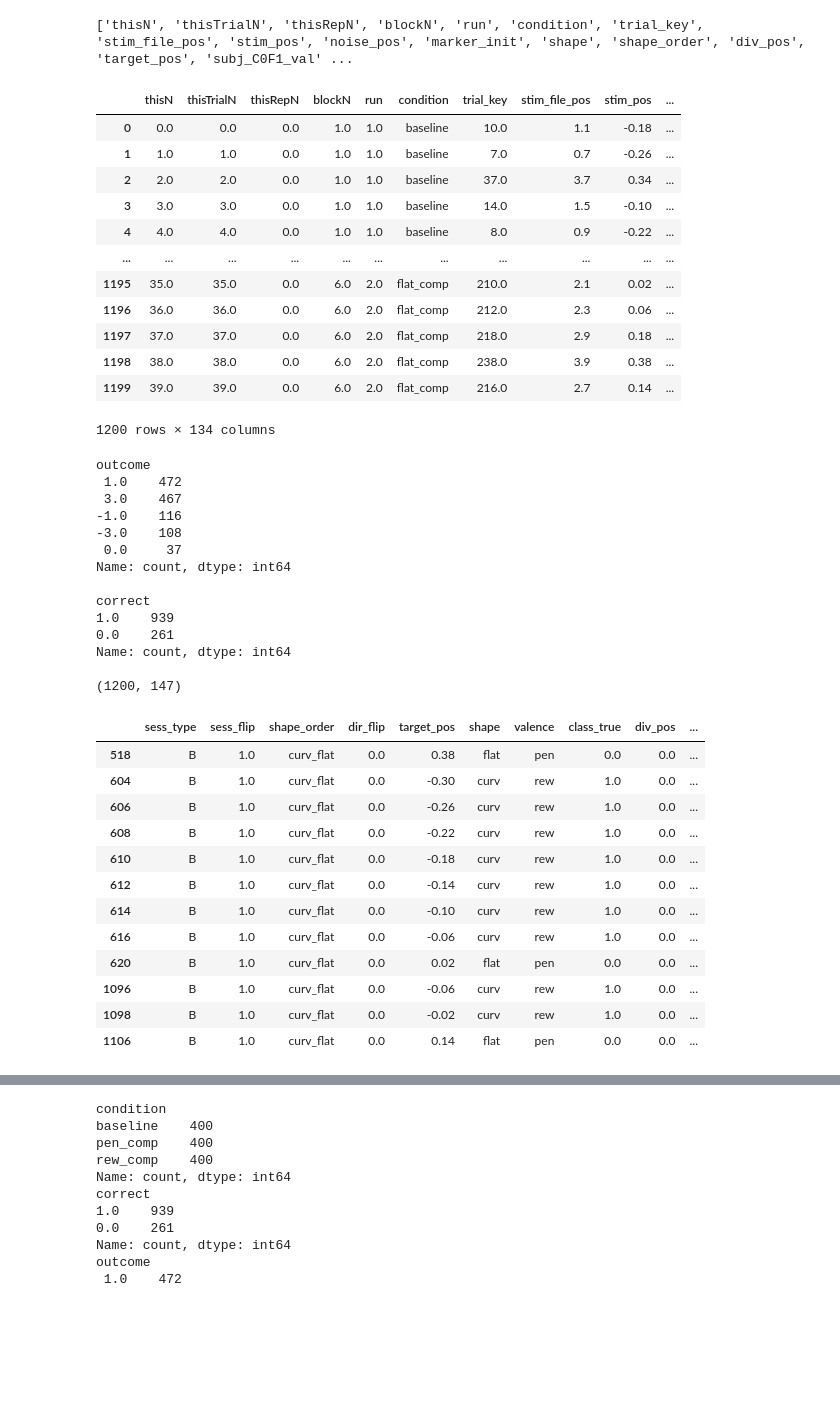
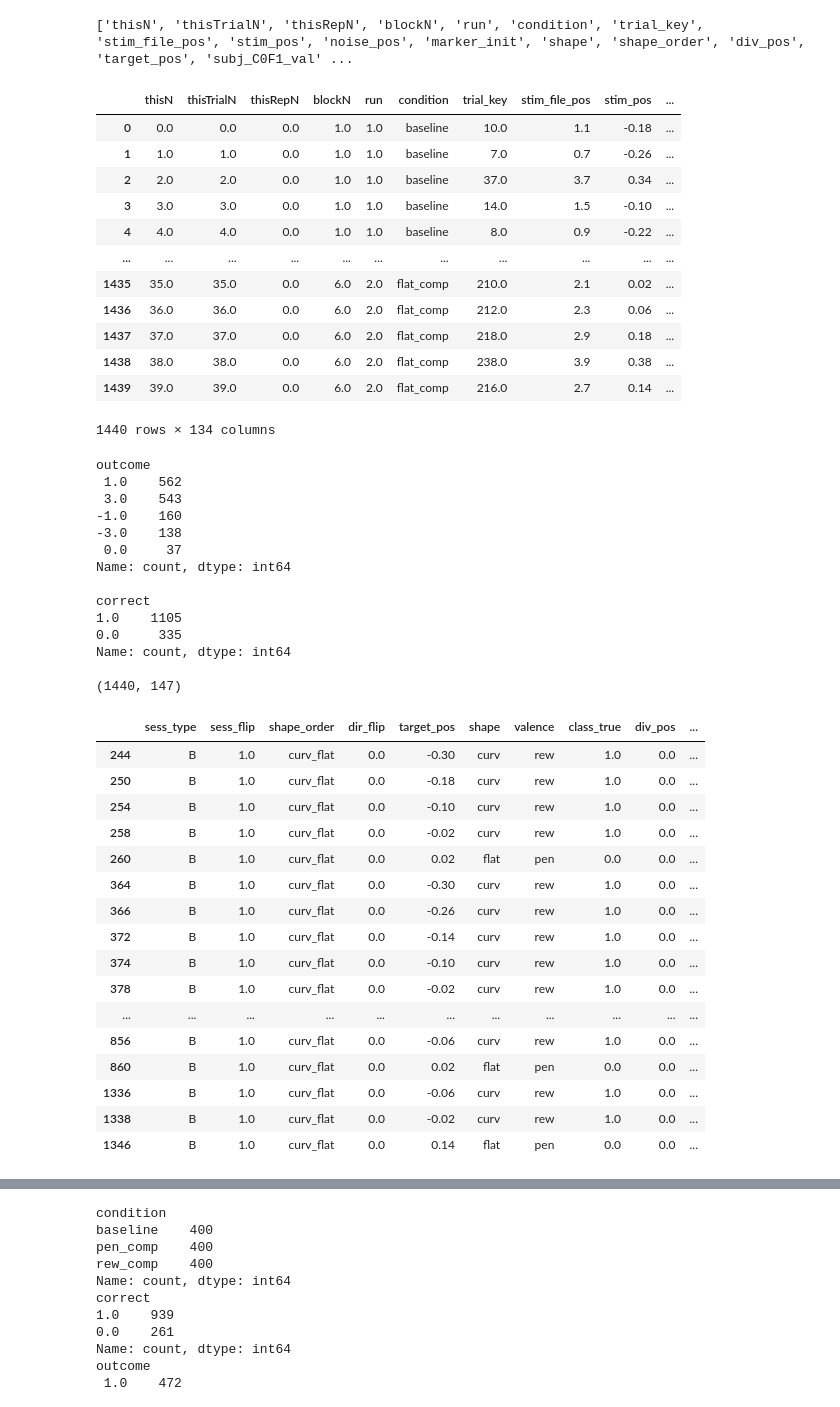
Before and after one commit to siyer7/asymmetry_design, a Jupyter notebook: code/beh_analyses.ipynb, the cells around one changed output, grey strips where cells are left out. Saved outputs shown, nothing was run; the diff lists cells and outputs as text; code cells hidden in the pictures; blank space fills up the shorter version.

```diff
--- a/code/beh_analyses.ipynb
+++ b/code/beh_analyses.ipynb
@@ -8,5 +8,5 @@ warnings.simplefilter(action='ignore', category=FutureWarning)
 # %%
-subjs, subjs_data = [202509, 'tori', 'amisha', 'adam', 'erfan'], []
+subjs, subjs_data = [202509, 202511, 'tori', 'amisha', 'adam', 'erfan'], []
 for subj in subjs:
     df_subj = pd.read_csv(glob.glob(f'../results/*{subj}*csv')[0])[:-1]
     subjs_data.append(df_subj)
@@ -24,12 +24,12 @@ df_subjs
 | 3 | 3.0 | 3.0 | 0.0 | 1.0 | 1.0 | baseline | 14.0 | 1.5 | -0.10 | ... |
 | 4 | 4.0 | 4.0 | 0.0 | 1.0 | 1.0 | baseline | 8.0 | 0.9 | -0.22 | ... |
 | ... | ... | ... | ... | ... | ... | ... | ... | ... | ... | ... |
-| 1195 | 35.0 | 35.0 | 0.0 | 6.0 | 2.0 | flat_comp | 210.0 | 2.1 | 0.02 | ... |
-| 1196 | 36.0 | 36.0 | 0.0 | 6.0 | 2.0 | flat_comp | 212.0 | 2.3 | 0.06 | ... |
-| 1197 | 37.0 | 37.0 | 0.0 | 6.0 | 2.0 | flat_comp | 218.0 | 2.9 | 0.18 | ... |
-| 1198 | 38.0 | 38.0 | 0.0 | 6.0 | 2.0 | flat_comp | 238.0 | 3.9 | 0.38 | ... |
-| 1199 | 39.0 | 39.0 | 0.0 | 6.0 | 2.0 | flat_comp | 216.0 | 2.7 | 0.14 | ... |
+| 1435 | 35.0 | 35.0 | 0.0 | 6.0 | 2.0 | flat_comp | 210.0 | 2.1 | 0.02 | ... |
+| 1436 | 36.0 | 36.0 | 0.0 | 6.0 | 2.0 | flat_comp | 212.0 | 2.3 | 0.06 | ... |
+| 1437 | 37.0 | 37.0 | 0.0 | 6.0 | 2.0 | flat_comp | 218.0 | 2.9 | 0.18 | ... |
+| 1438 | 38.0 | 38.0 | 0.0 | 6.0 | 2.0 | flat_comp | 238.0 | 3.9 | 0.38 | ... |
+| 1439 | 39.0 | 39.0 | 0.0 | 6.0 | 2.0 | flat_comp | 216.0 | 2.7 | 0.14 | ... |
-1200 rows × 134 columns
+1440 rows × 134 columns
 # %%
 df_subjs = pd.DataFrame()
 subj = '202509.0'
@@ -104,50 +104,55 @@ df_subjs['normed_RT'] = df_subjs['trials.submit_resp.rt']/ (10 * (df_subjs['dist
 df_subjs['difficulty'] = (df_subjs['target_pos'] - df_subjs['div_pos']).abs() < 0.1
 
 df_subjs = df_subjs.copy()
 
 # asserts
 
 df_subjs.to_csv('../results/all_subjs_clean.csv', index=False)
 
 print(df_subjs['outcome'].value_counts(), '\n')
 print(df_subjs['correct'].value_counts(), '\n')
 print(df_subjs.shape, '\n')
+assert len(df_subjs) == 240 * len(subjs), "Total trials do not match expected number"
 
 disp_cols = ['sess_type', 'sess_flip', 'shape_order', 'dir_flip', 'target_pos', 'shape', 'valence', 'class_true',
              'div_pos', 'div_pos_aligned', 'stim_pos', 'stim_pos_aligned', 'chosen_pos', 'chosen_pos_aligned', 'class_pred', 'err_type',
              'right_bias', 'abs_diff_pos']
 
 df_subjs[(df_subjs['sess_type'] == 'B') &
          (df_subjs['condition'] == 'baseline') &
          (df_subjs['err_type'] != 0) &
          (df_subjs['sess_flip'] != df_subjs['dir_flip'])
         ][disp_cols][:30]
 # %% [output]
 outcome
- 1.0    472
- 3.0    467
--1.0    116
--3.0    108
+ 1.0    562
+ 3.0    543
+-1.0    160
+-3.0    138
  0.0     37
 Name: count, dtype: int64
 
 correct
-1.0    939
-0.0    261
+1.0    1105
+0.0     335
 Name: count, dtype: int64
 
-(1200, 147)
+(1440, 147)
 |  | sess_type | sess_flip | shape_order | dir_flip | target_pos | shape | valence | class_true | div_pos | ... |
-| 518 | B | 1.0 | curv_flat | 0.0 | 0.38 | flat | pen | 0.0 | 0.0 | ... |
-| 604 | B | 1.0 | curv_flat | 0.0 | -0.30 | curv | rew | 1.0 | 0.0 | ... |
-| 606 | B | 1.0 | curv_flat | 0.0 | -0.26 | curv | rew | 1.0 | 0.0 | ... |
-| 608 | B | 1.0 | curv_flat | 0.0 | -0.22 | curv | rew | 1.0 | 0.0 | ... |
-| 610 | B | 1.0 | curv_flat | 0.0 | -0.18 | curv | rew | 1.0 | 0.0 | ... |
-| 612 | B | 1.0 | curv_flat | 0.0 | -0.14 | curv | rew | 1.0 | 0.0 | ... |
-| 614 | B | 1.0 | curv_flat | 0.0 | -0.10 | curv | rew | 1.0 | 0.0 | ... |
-| 616 | B | 1.0 | curv_flat | 0.0 | -0.06 | curv | rew | 1.0 | 0.0 | ... |
-| 620 | B | 1.0 | curv_flat | 0.0 | 0.02 | flat | pen | 0.0 | 0.0 | ... |
-| 1096 | B | 1.0 | curv_flat | 0.0 | -0.06 | curv | rew | 1.0 | 0.0 | ... |
-| 1098 | B | 1.0 | curv_flat | 0.0 | -0.02 | curv | rew | 1.0 | 0.0 | ... |
-| 1106 | B | 1.0 | curv_flat | 0.0 | 0.14 | flat | pen | 0.0 | 0.0 | ... |
+| 244 | B | 1.0 | curv_flat | 0.0 | -0.30 | curv | rew | 1.0 | 0.0 | ... |
+| 250 | B | 1.0 | curv_flat | 0.0 | -0.18 | curv | rew | 1.0 | 0.0 | ... |
+| 254 | B | 1.0 | curv_flat | 0.0 | -0.10 | curv | rew | 1.0 | 0.0 | ... |
+| 258 | B | 1.0 | curv_flat | 0.0 | -0.02 | curv | rew | 1.0 | 0.0 | ... |
+| 260 | B | 1.0 | curv_flat | 0.0 | 0.02 | flat | pen | 0.0 | 0.0 | ... |
+| 364 | B | 1.0 | curv_flat | 0.0 | -0.30 | curv | rew | 1.0 | 0.0 | ... |
+| 366 | B | 1.0 | curv_flat | 0.0 | -0.26 | curv | rew | 1.0 | 0.0 | ... |
+| 372 | B | 1.0 | curv_flat | 0.0 | -0.14 | curv | rew | 1.0 | 0.0 | ... |
+| 374 | B | 1.0 | curv_flat | 0.0 | -0.10 | curv | rew | 1.0 | 0.0 | ... |
+| 378 | B | 1.0 | curv_flat | 0.0 | -0.02 | curv | rew | 1.0 | 0.0 | ... |
+| ... | ... | ... | ... | ... | ... | ... | ... | ... | ... | ... |
+| 856 | B | 1.0 | curv_flat | 0.0 | -0.06 | curv | rew | 1.0 | 0.0 | ... |
+| 860 | B | 1.0 | curv_flat | 0.0 | 0.02 | flat | pen | 0.0 | 0.0 | ... |
+| 1336 | B | 1.0 | curv_flat | 0.0 | -0.06 | curv | rew | 1.0 | 0.0 | ... |
+| 1338 | B | 1.0 | curv_flat | 0.0 | -0.02 | curv | rew | 1.0 | 0.0 | ... |
+| 1346 | B | 1.0 | curv_flat | 0.0 | 0.14 | flat | pen | 0.0 | 0.0 | ... |
 # %% [markdown]
```
Also changed, not shown: parts of 14 cells of this notebook, 2 other files.
